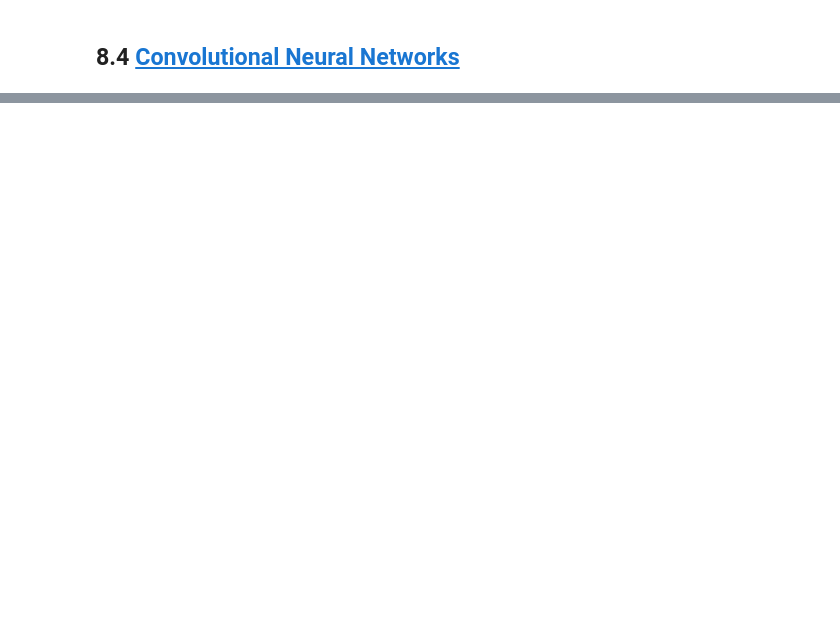
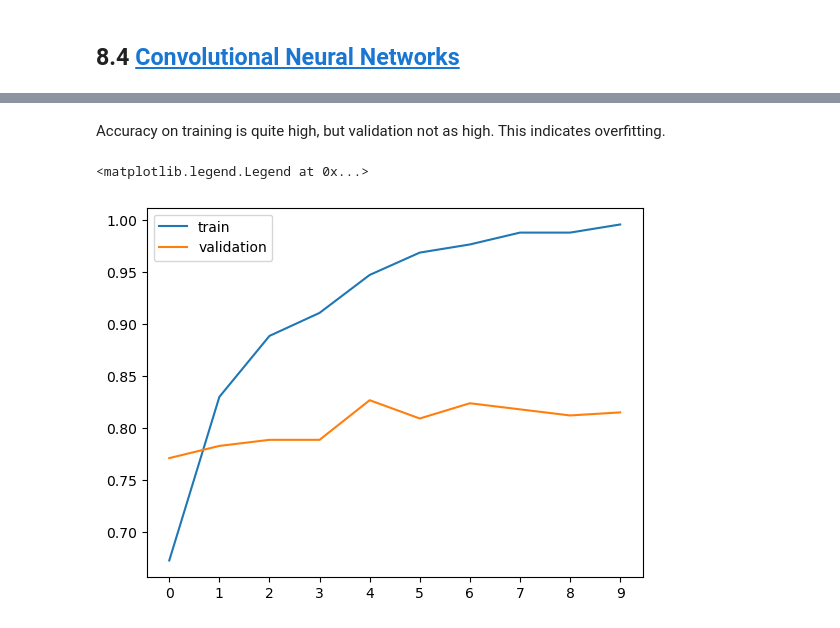
Before and after one commit to kemaldahha/machine-learning-course, a Jupyter notebook: week_8_notes.ipynb, the cells around one changed output, grey strips where cells are left out. Drawn from its saved outputs; the diff is of its cells as text; code cells hidden in the pictures; blank space fills up the shorter version.

```diff
--- a/week_8_notes.ipynb
+++ b/week_8_notes.ipynb
@@ -190,0 +306,13 @@ The naming 'dense layer' is because each element of the input is connected to ea
+# %%
+base_model = Xception(weights="imagenet", include_top=False, input_shape=(150, 150, 3))
+base_model.trainable = False
+
+inputs = tf.keras.Input(shape=(150, 150, 3))
+
+base = base_model(inputs, training=False)  # we want to apply inputs to base_model and the result is called base
+
+vectors = tf.keras.layers.GlobalAveragePooling2D()(base)
+
+outputs = tf.keras.layers.Dense(10)(vectors)
+
+model = tf.keras.Model(inputs, outputs)  # we need to wrap a keras model around inputs and outputs
@@ -190,0 +328,5 @@ The naming 'dense layer' is because each element of the input is connected to ea
+# %%
+learning_rate = 0.01
+optimizer = tf.keras.optimizers.Adam(learning_rate=learning_rate)
+
+loss = tf.keras.losses.CategoricalCrossentropy(from_logits=True)
@@ -190,0 +340,2 @@ The naming 'dense layer' is because each element of the input is connected to ea
+# %%
+model.compile(optimizer=optimizer, loss=loss, metrics=["accuracy"])
@@ -190,0 +344,2 @@ The naming 'dense layer' is because each element of the input is connected to ea
+# %%
+history = model.fit(train_ds, epochs=10, validation_data=val_ds)
@@ -190,0 +368,13 @@ The naming 'dense layer' is because each element of the input is connected to ea
+# %% [markdown]
+Accuracy on training is quite high, but validation not as high. This indicates overfitting.
+# %%
+import matplotlib.pyplot as plt
+
+
+plt.plot(history.history["accuracy"], label="train")
+plt.plot(history.history["val_accuracy"], label="validation")
+plt.xticks(range(len(history.history["accuracy"])))
+plt.legend()
+# %% [output]
+<matplotlib.legend.Legend at 0x...>
+[figure, added]
```
Also changed, not shown: parts of 33 cells of this notebook.
